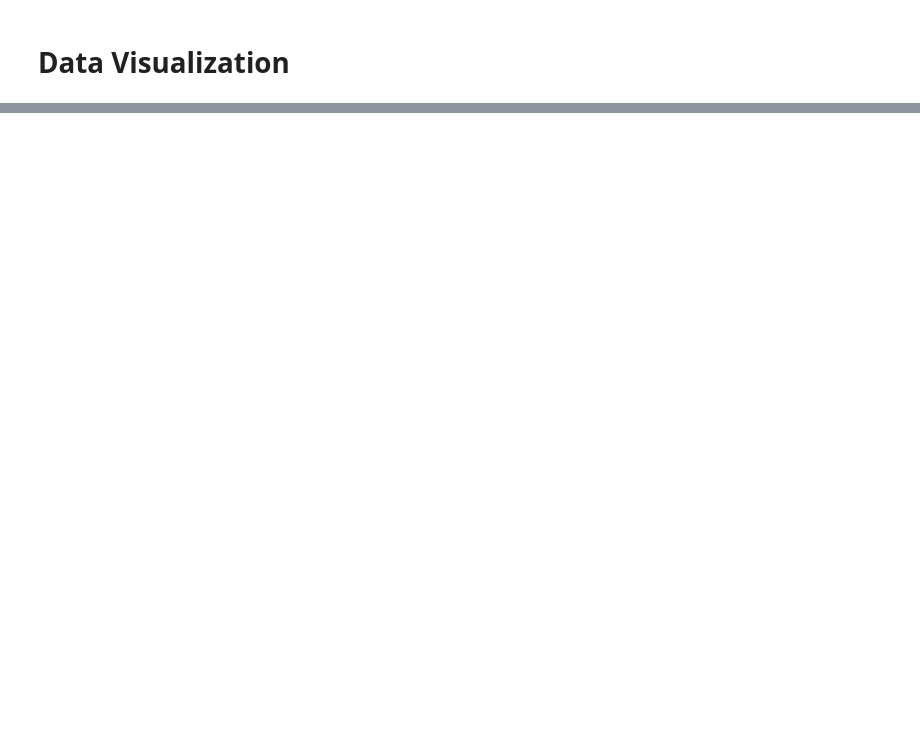
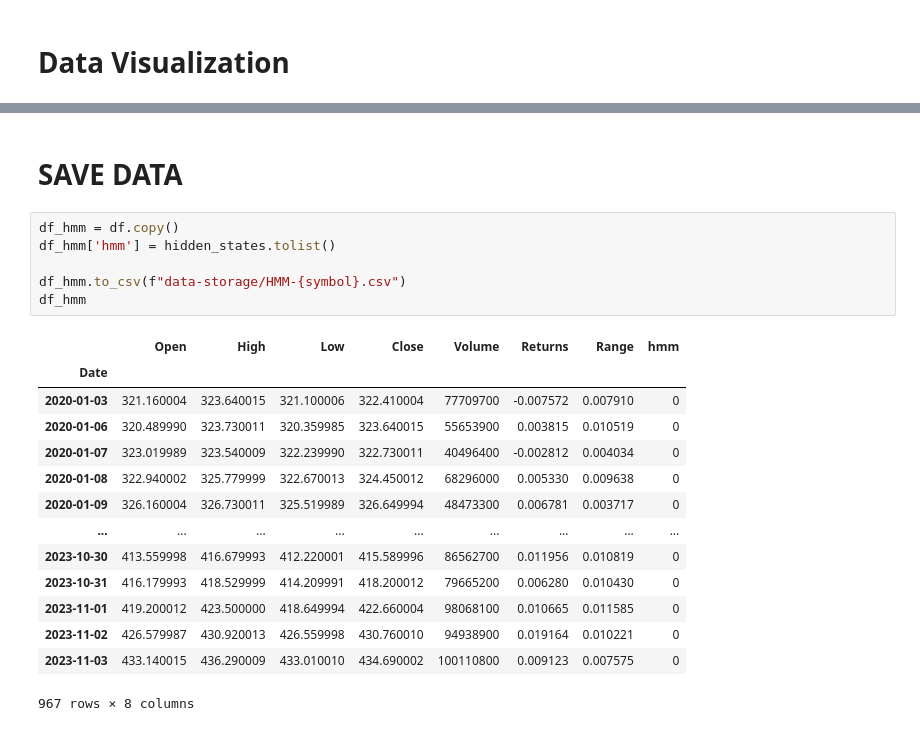
Before and after one commit to ItMeansBigMountain/Financial.Market.ML, a Jupyter notebook: 1_Unsupervised/1-Hidden-Markov-Models-for-Market_Regimes.ipynb, the cells around one changed output, grey strips where cells are left out. Drawn from its saved outputs; the diff is of its cells as text; blank space fills up the shorter version.

Commit message:
save hmm dataframe

```diff
--- a/1_Unsupervised/1-Hidden-Markov-Models-for-Market_Regimes.ipynb
+++ b/1_Unsupervised/1-Hidden-Markov-Models-for-Market_Regimes.ipynb
@@ -228,0 +230,23 @@ plt.show()
+# %% [markdown]
+# SAVE DATA
+# %%
+df_hmm = df.copy()
+df_hmm['hmm'] = hidden_states.tolist()
+
+df_hmm.to_csv(f"data-storage/HMM-{symbol}.csv")
+df_hmm
+# %% [output]
+|  | Open | High | Low | Close | Volume | Returns | Range | hmm |
+| Date |  |  |  |  |  |  |  |  |
+| 2020-01-03 | 321.160004 | 323.640015 | 321.100006 | 322.410004 | 77709700 | -0.007572 | 0.007910 | 0 |
+| 2020-01-06 | 320.489990 | 323.730011 | 320.359985 | 323.640015 | 55653900 | 0.003815 | 0.010519 | 0 |
+| 2020-01-07 | 323.019989 | 323.540009 | 322.239990 | 322.730011 | 40496400 | -0.002812 | 0.004034 | 0 |
+| 2020-01-08 | 322.940002 | 325.779999 | 322.670013 | 324.450012 | 68296000 | 0.005330 | 0.009638 | 0 |
+| 2020-01-09 | 326.160004 | 326.730011 | 325.519989 | 326.649994 | 48473300 | 0.006781 | 0.003717 | 0 |
+| ... | ... | ... | ... | ... | ... | ... | ... | ... |
+| 2023-10-30 | 413.559998 | 416.679993 | 412.220001 | 415.589996 | 86562700 | 0.011956 | 0.010819 | 0 |
+| 2023-10-31 | 416.179993 | 418.529999 | 414.209991 | 418.200012 | 79665200 | 0.006280 | 0.010430 | 0 |
+| 2023-11-01 | 419.200012 | 423.500000 | 418.649994 | 422.660004 | 98068100 | 0.010665 | 0.011585 | 0 |
+| 2023-11-02 | 426.579987 | 430.920013 | 426.559998 | 430.760010 | 94938900 | 0.019164 | 0.010221 | 0 |
+| 2023-11-03 | 433.140015 | 436.290009 | 433.010010 | 434.690002 | 100110800 | 0.009123 | 0.007575 | 0 |
+967 rows × 8 columns
```
Also changed, not shown: parts of 7 cells of this notebook, 3 other files.
